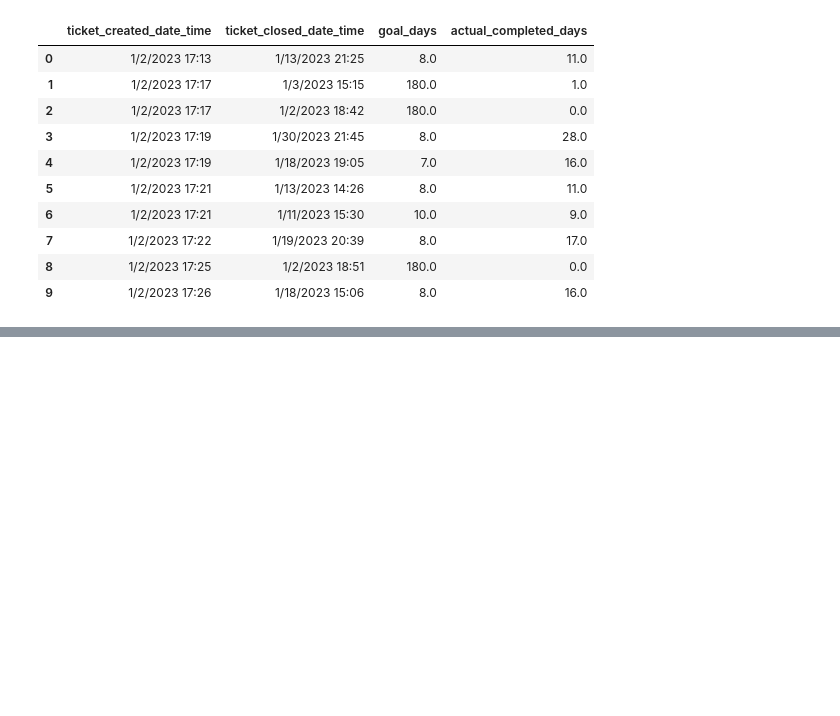
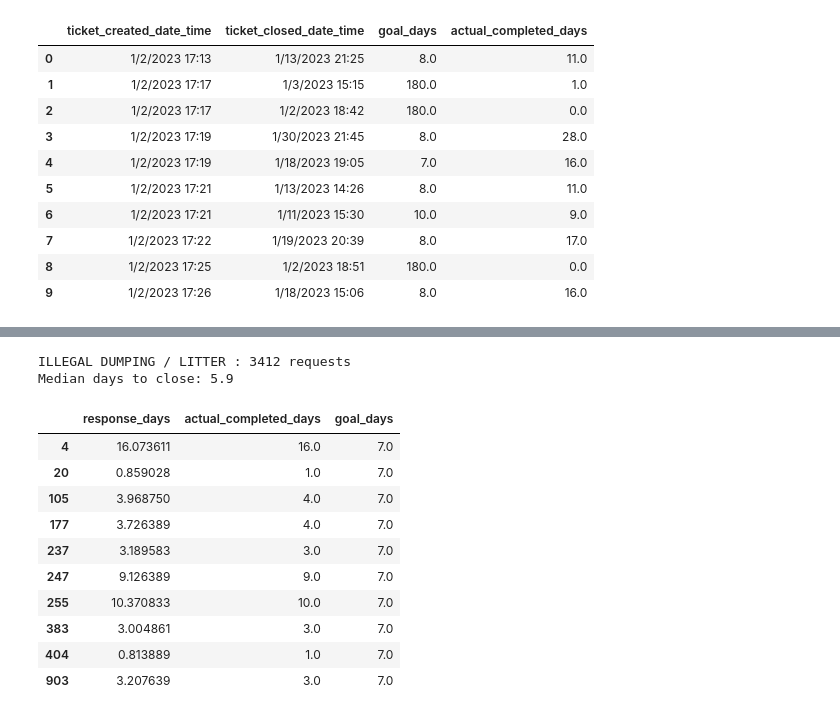
Before and after one commit to Crayon897/miami-dade-311-analysis, a Jupyter notebook: 311_analysis.ipynb, the cells around one changed output, grey strips where cells are left out. Saved outputs shown, nothing was run; the diff lists cells and outputs as text; code cells hidden in the pictures; blank space fills up the shorter version.

Commit message:
Clean data and compute response times

```diff
--- a/311_analysis.ipynb
+++ b/311_analysis.ipynb
@@ -112,0 +122,3 @@ df[['ticket_created_date_time', 'ticket_closed_date_time', 'goal_days', 'actual_
+# %%
+df['response_days'] = (df['closed'] - df['created']).dt.total_seconds() / 86400
+df['response_days'].describe()
@@ -112,0 +136,11 @@ df[['ticket_created_date_time', 'ticket_closed_date_time', 'goal_days', 'actual_
+# %%
+start = len(df)
+
+clean = df.dropna(subset=['created', 'closed', 'zip_code'])
+print('Removed for missing dates or ZIP:', start - len(clean))
+
+before = len(clean)
+clean = clean[clean['response_days'] >= 0].copy()
+print('Removed for closing before opening:', before - len(clean))
+
+print('Rows left:', len(clean))
@@ -112,0 +151,3 @@ df[['ticket_created_date_time', 'ticket_closed_date_time', 'goal_days', 'actual_
+# %%
+clean['zip_code'] = clean['zip_code'].astype(int).astype(str)
+clean['zip_code'].value_counts().head(10)
@@ -112,0 +168,23 @@ df[['ticket_created_date_time', 'ticket_closed_date_time', 'goal_days', 'actual_
+# %%
+ISSUE = 'ILLEGAL DUMPING / LITTER'
+
+subset = clean[clean['issue_type'] == ISSUE]
+print(ISSUE, ':', len(subset), 'requests')
+print('Median days to close:', round(subset['response_days'].median(), 1))
+# %% [output]
+ILLEGAL DUMPING / LITTER : 3412 requests
+Median days to close: 5.9
+# %%
+subset[['response_days', 'actual_completed_days', 'goal_days']].head(10)
+# %% [output]
+|  | response_days | actual_completed_days | goal_days |
+| 4 | 16.073611 | 16.0 | 7.0 |
+| 20 | 0.859028 | 1.0 | 7.0 |
+| 105 | 3.968750 | 4.0 | 7.0 |
+| 177 | 3.726389 | 4.0 | 7.0 |
+| 237 | 3.189583 | 3.0 | 7.0 |
+| 247 | 9.126389 | 9.0 | 7.0 |
+| 255 | 10.370833 | 10.0 | 7.0 |
+| 383 | 3.004861 | 3.0 | 7.0 |
+| 404 | 0.813889 | 1.0 | 7.0 |
+| 903 | 3.207639 | 3.0 | 7.0 |
```
Also changed, not shown: parts of 4 cells of this notebook.
